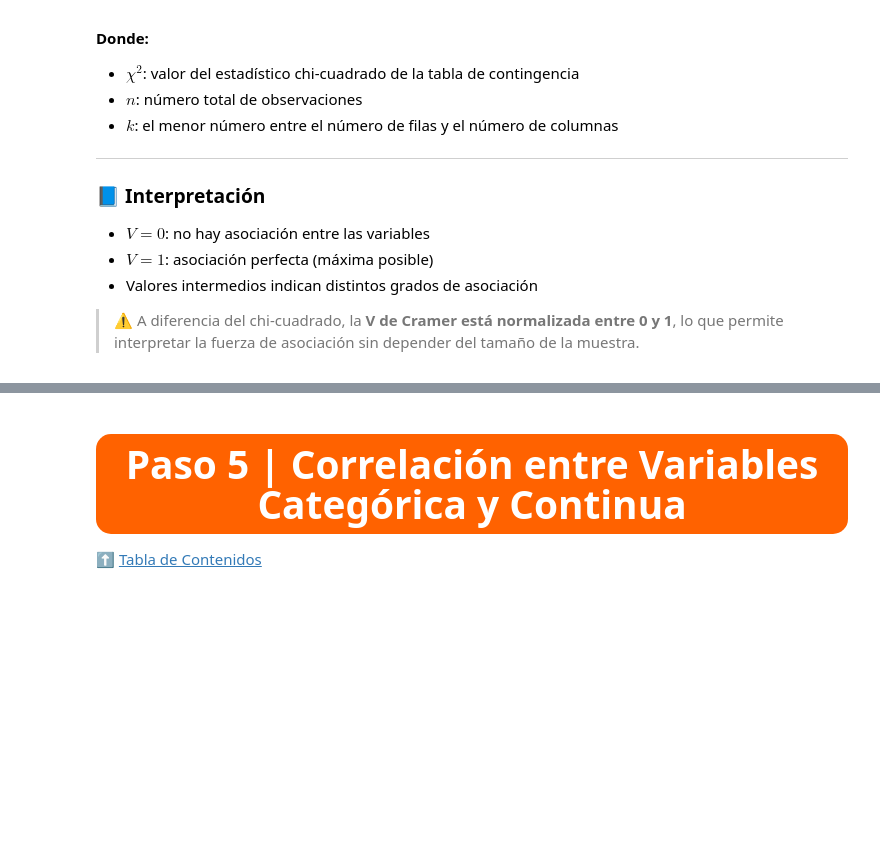
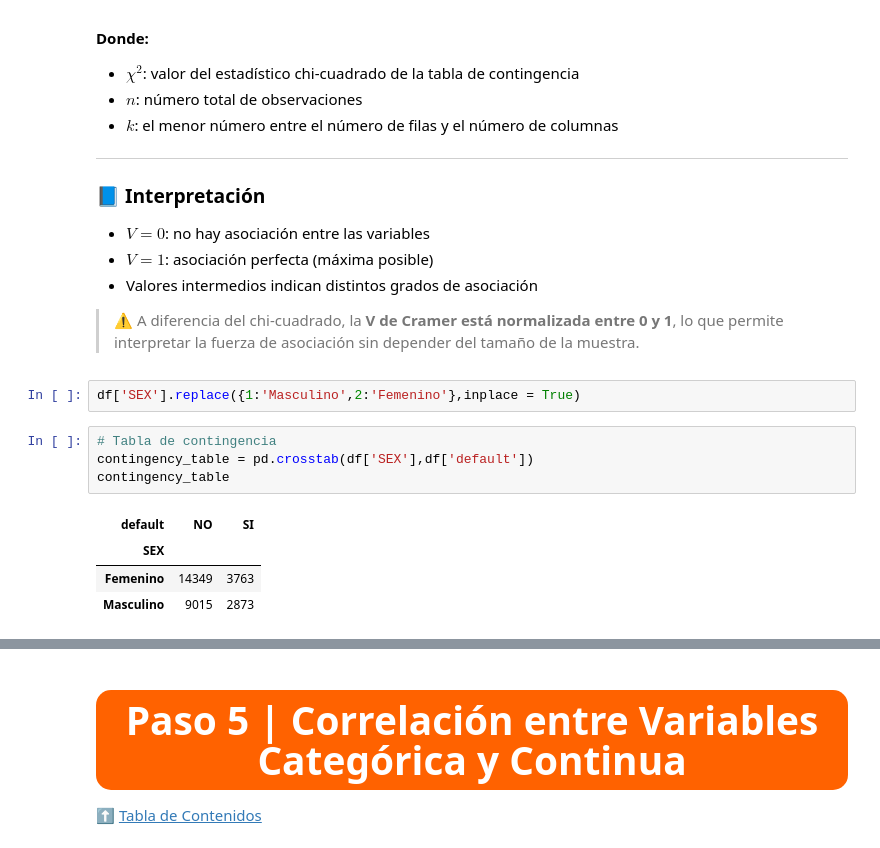
Before and after one commit to llanosrenzo/correlation-analysis-python, a Jupyter notebook: Correlation_analysis.ipynb, the cells around one changed output, grey strips where cells are left out. Saved outputs shown, nothing was run; the diff lists cells and outputs as text; blank space fills up the shorter version.

```diff
--- a/Correlation_analysis.ipynb
+++ b/Correlation_analysis.ipynb
@@ -729,3 +730,14 @@ $$
 - Valores intermedios indican distintos grados de asociación
 
 > ⚠️ A diferencia del chi-cuadrado, la **V de Cramer está normalizada entre 0 y 1**, lo que permite interpretar la fuerza de asociación sin depender del tamaño de la muestra.
+# %%
+df['SEX'].replace({1:'Masculino',2:'Femenino'},inplace = True)
+# %%
+# Tabla de contingencia
+contingency_table = pd.crosstab(df['SEX'],df['default'])
+contingency_table
+# %% [output]
+| default | NO | SI |
+| SEX |  |  |
+| Femenino | 14349 | 3763 |
+| Masculino | 9015 | 2873 |
```
Also changed, not shown: parts of 17 cells of this notebook.
